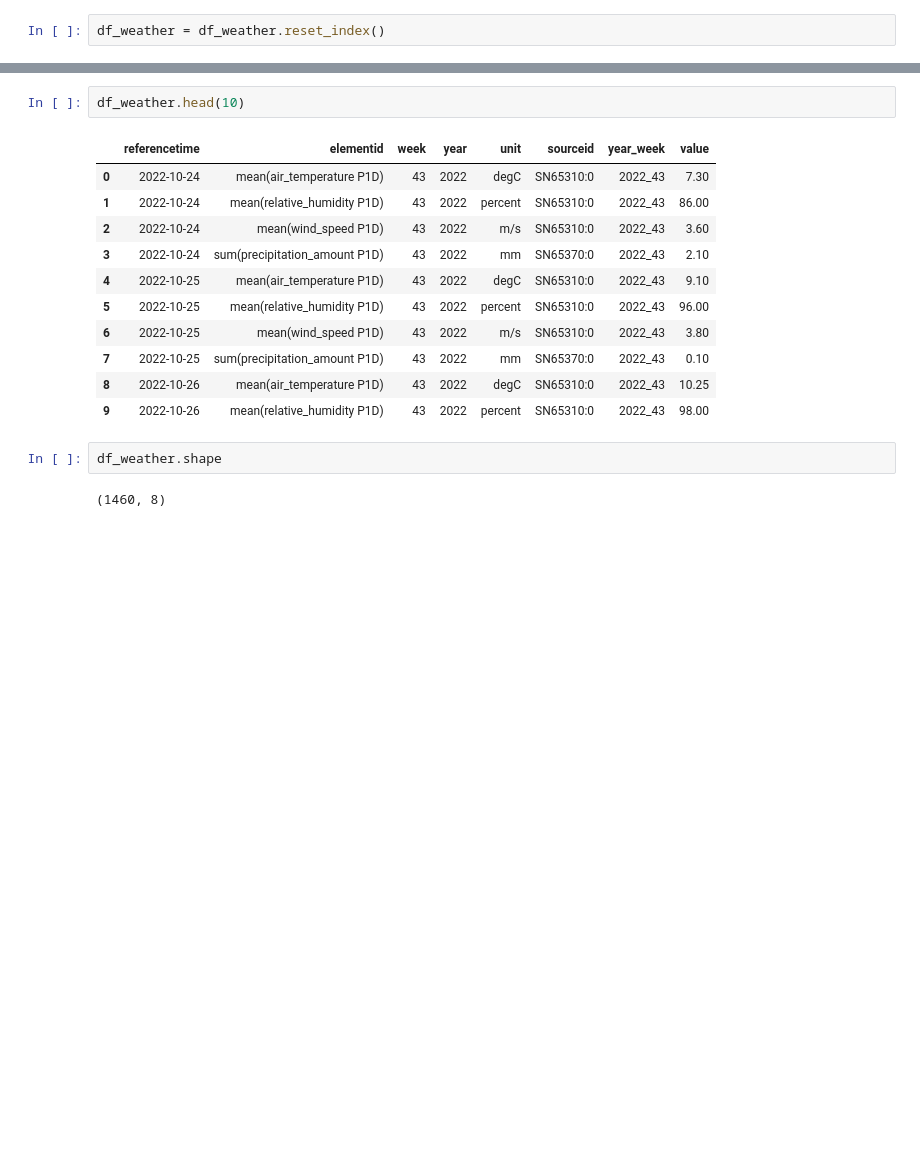
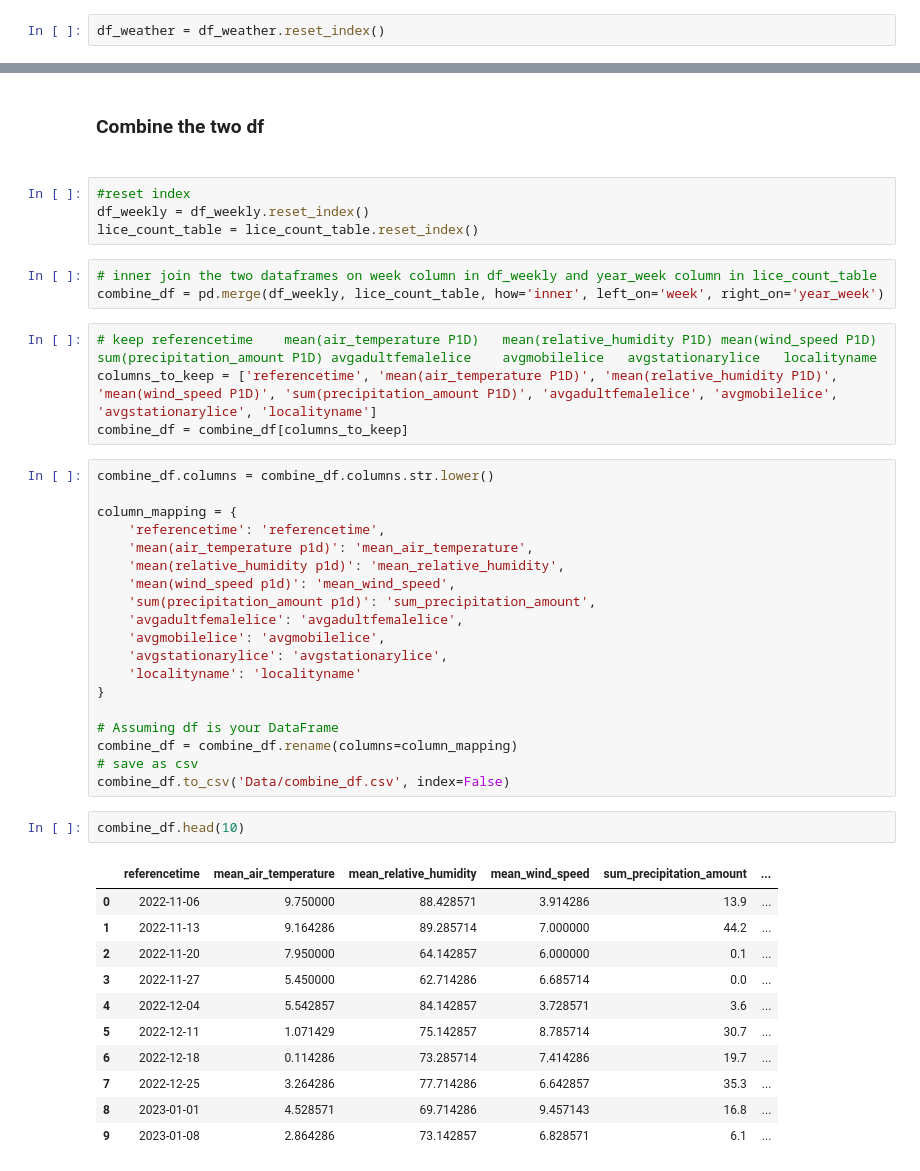
Before and after one commit to ivholmlu/D2D, a Jupyter notebook: Data_Quality.ipynb, the cells around one changed output, grey strips where cells are left out. Drawn from its saved outputs; the diff is of its cells as text; blank space fills up the shorter version.

```diff
--- a/Data_Quality.ipynb
+++ b/Data_Quality.ipynb
@@ -461,18 +399,46 @@ df_weather = df_weather.reset_index()
+# %% [markdown]
+<h3>Combine the two df<h3>
+# %%
+#reset index
+df_weekly = df_weekly.reset_index()
+lice_count_table = lice_count_table.reset_index()
+# %%
+# inner join the two dataframes on week column in df_weekly and year_week column in lice_count_table
+combine_df = pd.merge(df_weekly, lice_count_table, how='inner', left_on='week', right_on='year_week')
+# %%
+# keep referencetime	mean(air_temperature P1D)	mean(relative_humidity P1D)	mean(wind_speed P1D)	sum(precipitation_amount P1D) avgadultfemalelice	avgmobilelice	avgstationarylice	localityname
+columns_to_keep = ['referencetime', 'mean(air_temperature P1D)', 'mean(relative_humidity P1D)', 'mean(wind_speed P1D)', 'sum(precipitation_amount P1D)', 'avgadultfemalelice', 'avgmobilelice', 'avgstationarylice', 'localityname']
+combine_df = combine_df[columns_to_keep]
+# %%
+combine_df.columns = combine_df.columns.str.lower()
+
+column_mapping = {
+    'referencetime': 'referencetime',
+    'mean(air_temperature p1d)': 'mean_air_temperature',
+    'mean(relative_humidity p1d)': 'mean_relative_humidity',
+    'mean(wind_speed p1d)': 'mean_wind_speed',
+    'sum(precipitation_amount p1d)': 'sum_precipitation_amount',
+    'avgadultfemalelice': 'avgadultfemalelice',
+    'avgmobilelice': 'avgmobilelice',
+    'avgstationarylice': 'avgstationarylice',
+    'localityname': 'localityname'
+}
+
+# Assuming df is your DataFrame
+combine_df = combine_df.rename(columns=column_mapping)
+# save as csv
+combine_df.to_csv('Data/combine_df.csv', index=False)
 # %%
-df_weather.head(10)
+combine_df.head(10)
 # %% [output]
-|  | referencetime | elementid | week | year | unit | sourceid | year_week | value |
-| 0 | 2022-10-24 | mean(air_temperature P1D) | 43 | 2022 | degC | SN65310:0 | 2022_43 | 7.30 |
-| 1 | 2022-10-24 | mean(relative_humidity P1D) | 43 | 2022 | percent | SN65310:0 | 2022_43 | 86.00 |
-| 2 | 2022-10-24 | mean(wind_speed P1D) | 43 | 2022 | m/s | SN65310:0 | 2022_43 | 3.60 |
-| 3 | 2022-10-24 | sum(precipitation_amount P1D) | 43 | 2022 | mm | SN65370:0 | 2022_43 | 2.10 |
-| 4 | 2022-10-25 | mean(air_temperature P1D) | 43 | 2022 | degC | SN65310:0 | 2022_43 | 9.10 |
-| 5 | 2022-10-25 | mean(relative_humidity P1D) | 43 | 2022 | percent | SN65310:0 | 2022_43 | 96.00 |
-| 6 | 2022-10-25 | mean(wind_speed P1D) | 43 | 2022 | m/s | SN65310:0 | 2022_43 | 3.80 |
-| 7 | 2022-10-25 | sum(precipitation_amount P1D) | 43 | 2022 | mm | SN65370:0 | 2022_43 | 0.10 |
-| 8 | 2022-10-26 | mean(air_temperature P1D) | 43 | 2022 | degC | SN65310:0 | 2022_43 | 10.25 |
-| 9 | 2022-10-26 | mean(relative_humidity P1D) | 43 | 2022 | percent | SN65310:0 | 2022_43 | 98.00 |
+|  | referencetime | mean_air_temperature | mean_relative_humidity | mean_wind_speed | sum_precipitation_amount | ... |
+| 0 | 2022-11-06 | 9.750000 | 88.428571 | 3.914286 | 13.9 | ... |
+| 1 | 2022-11-13 | 9.164286 | 89.285714 | 7.000000 | 44.2 | ... |
+| 2 | 2022-11-20 | 7.950000 | 64.142857 | 6.000000 | 0.1 | ... |
+| 3 | 2022-11-27 | 5.450000 | 62.714286 | 6.685714 | 0.0 | ... |
+| 4 | 2022-12-04 | 5.542857 | 84.142857 | 3.728571 | 3.6 | ... |
+| 5 | 2022-12-11 | 1.071429 | 75.142857 | 8.785714 | 30.7 | ... |
+| 6 | 2022-12-18 | 0.114286 | 73.285714 | 7.414286 | 19.7 | ... |
+| 7 | 2022-12-25 | 3.264286 | 77.714286 | 6.642857 | 35.3 | ... |
+| 8 | 2023-01-01 | 4.528571 | 69.714286 | 9.457143 | 16.8 | ... |
+| 9 | 2023-01-08 | 2.864286 | 73.142857 | 6.828571 | 6.1 | ... |
-# %%
-df_weather.shape
-# %% [output]
-(1460, 8)
```
Also changed, not shown: parts of 33 cells of this notebook, 5 other files.
